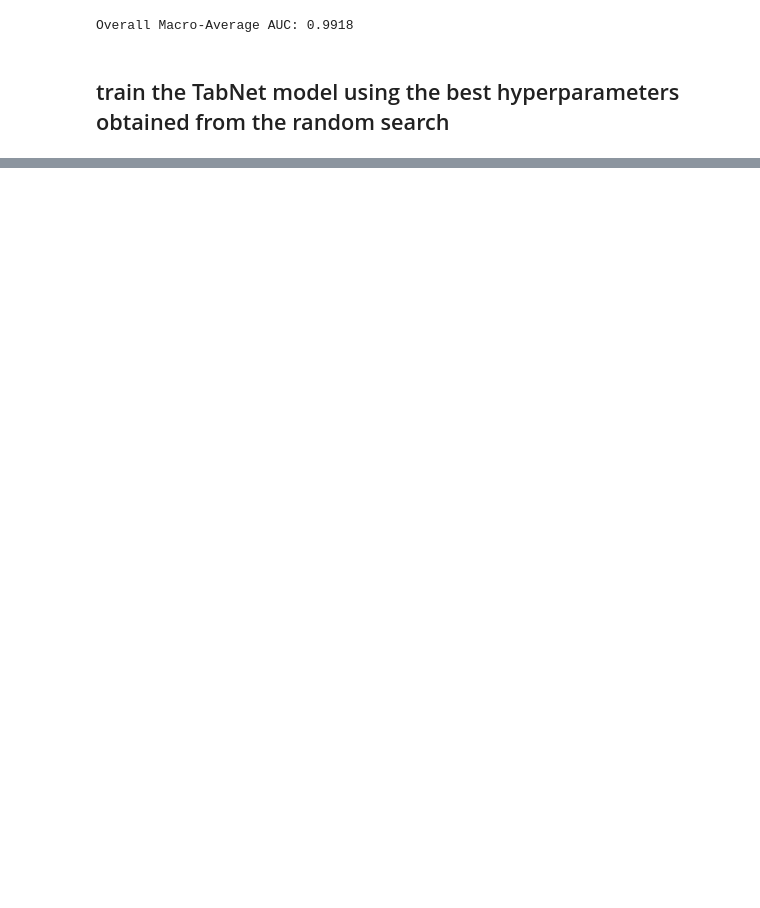
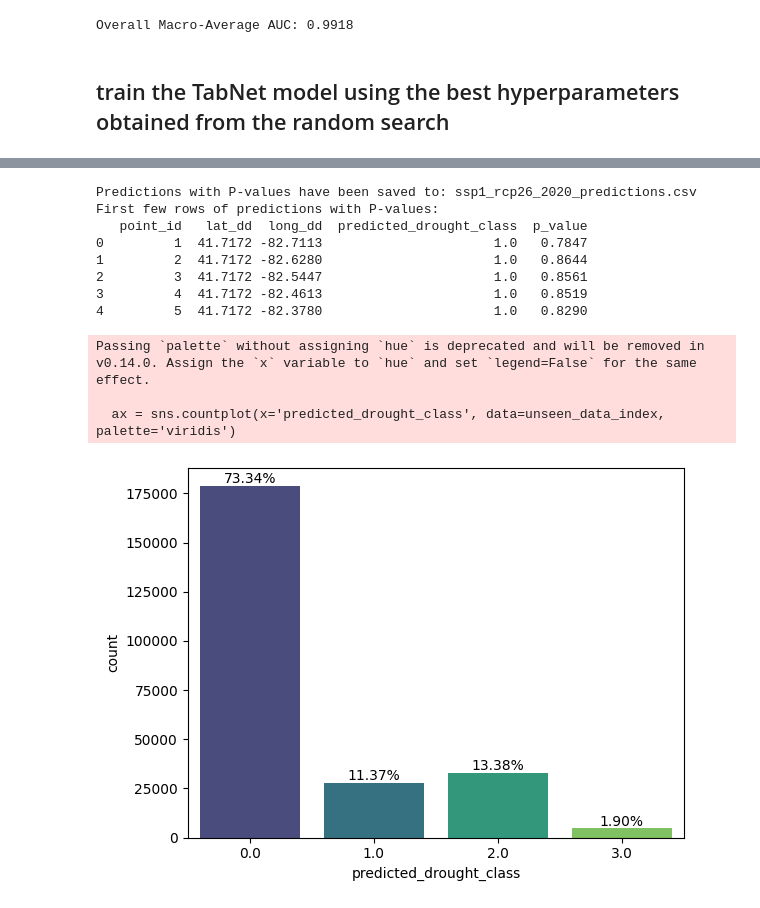
Before and after one commit to ashkanmosalla/Drought, a Jupyter notebook: src/Drought.ipynb, the cells around one changed output, grey strips where cells are left out. Cells and saved outputs as stored; diff of their text form; code cells hidden in the pictures; blank space fills up the shorter version.

Commit message:
predict unseen data

```diff
--- a/src/Drought.ipynb
+++ b/src/Drought.ipynb
@@ -3103,0 +3452,18 @@ print(f"Overall Macro-Average AUC: {overall_auc:.4f}")
+# %%
+# Step 8.1: Convert unseen data to NumPy array
+X_unseen_np = unseen_data_final1.to_numpy()
+
+# Step 8.2: Predict the drought class
+predicted_drought_class = final_tabnet_model.predict(X_unseen_np)
+
+# Step 8.3: Concatenate index columns with predictions
+unseen_data_index['predicted_drought_class'] = predicted_drought_class
+
+# Step 8.4: Save predictions to a new CSV file
+output_file_path = "ssp_1_rcp26_2020_predictions.csv"
+unseen_data_index.to_csv(output_file_path, index=False)
+
+# Display the first few rows of predictions
+print("Predictions have been saved to:", output_file_path)
+print("First few rows of predictions:")
+unseen_data_index.head()
@@ -3103,0 +3479,44 @@ print(f"Overall Macro-Average AUC: {overall_auc:.4f}")
+# %%
+import matplotlib.pyplot as plt
+import seaborn as sns
+
+# Step 9.1: Get predicted probabilities and drought classes
+predicted_proba = final_tabnet_model.predict_proba(X_unseen_np)
+predicted_drought_class = final_tabnet_model.predict(X_unseen_np)
+
+# Step 9.2: Calculate P-values (probability of the predicted class)
+p_values = np.round(predicted_proba.max(axis=1), 4)
+
+# Step 9.3: Add P-values and predictions to the index DataFrame
+unseen_data_index['predicted_drought_class'] = predicted_drought_class
+unseen_data_index['p_value'] = p_values
+
+# Step 9.4: Save the updated results with P-values
+output_file_path = "ssp1_rcp26_2020_predictions.csv"
+unseen_data_index.to_csv(output_file_path, index=False)
+
+# Step 9.5: Display the first few rows
+print("Predictions with P-values have been saved to:", output_file_path)
+print("First few rows of predictions with P-values:")
+print(unseen_data_index.head())
+
+total = len(unseen_data_index)
+ax = sns.countplot(x='predicted_drought_class', data=unseen_data_index, palette='viridis')
+for p in ax.patches:
+    percentage = f'{100 * p.get_height() / total:.2f}%'
+    ax.annotate(percentage, (p.get_x() + p.get_width() / 2., p.get_height()),
+                ha='center', va='center', fontsize=10, color='black', xytext=(0, 5),
+                textcoords='offset points')
+# %% [output]
+Predictions with P-values have been saved to: ssp1_rcp26_2020_predictions.csv
+First few rows of predictions with P-values:
+   point_id   lat_dd  long_dd  predicted_drought_class  p_value
+0         1  41.7172 -82.7113                      1.0   0.7847
+1         2  41.7172 -82.6280                      1.0   0.8644
+2         3  41.7172 -82.5447                      1.0   0.8561
+3         4  41.7172 -82.4613                      1.0   0.8519
+4         5  41.7172 -82.3780                      1.0   0.8290
+Passing `palette` without assigning `hue` is deprecated and will be removed in v0.14.0. Assign the `x` variable to `hue` and set `legend=False` for the same effect.
+
+  ax = sns.countplot(x='predicted_drought_class', data=unseen_data_index, palette='viridis')
+[figure, added]
```
Also changed, not shown: parts of 21 cells of this notebook, 1 other file.
